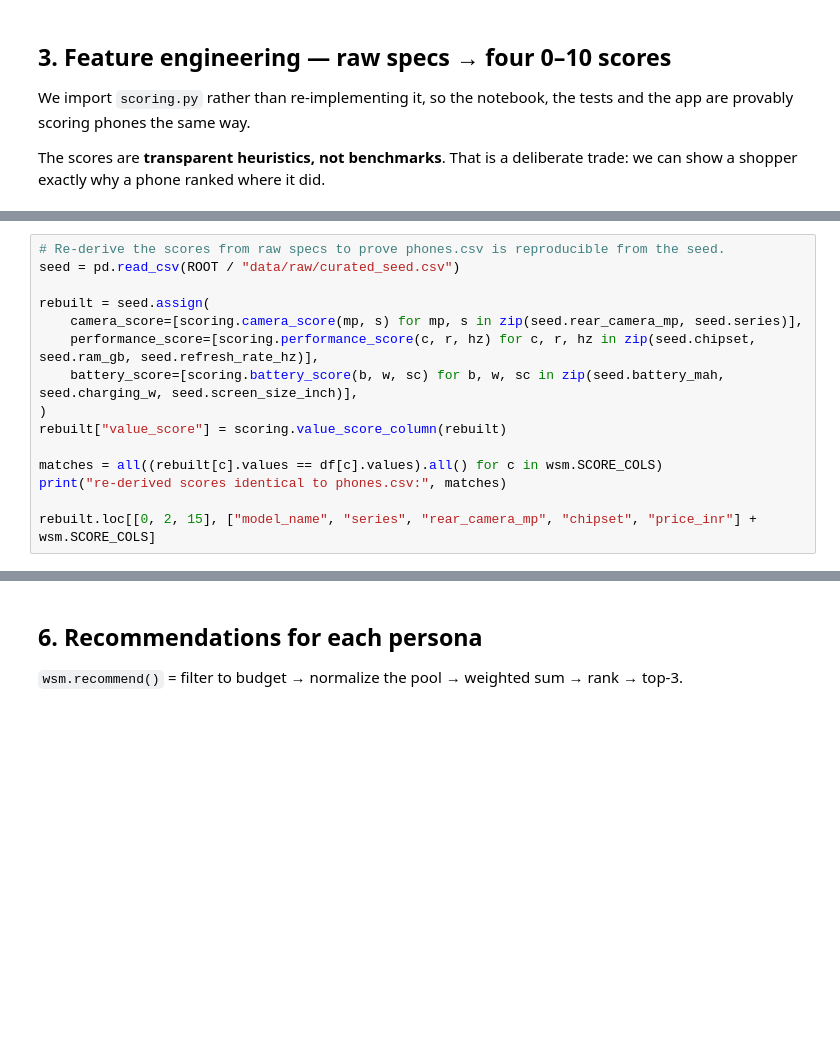
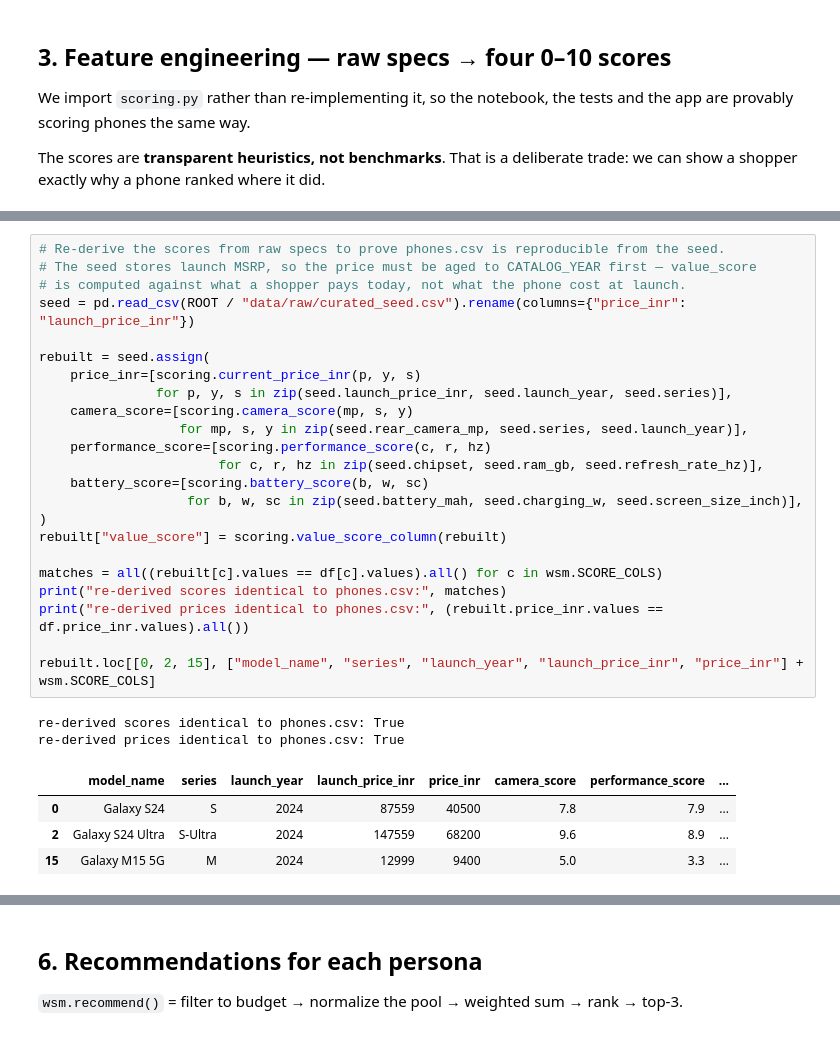
Before and after one commit to Nikhil210206/Galaxy-Pick, a Jupyter notebook: notebooks/pj1_analysis.ipynb, the cells around one changed output, grey strips where cells are left out. Cells and saved outputs as stored; diff of their text form; blank space fills up the shorter version.

Commit message:
feat: port Stitch UI; fix WSM price/score model

```diff
--- a/notebooks/pj1_analysis.ipynb
+++ b/notebooks/pj1_analysis.ipynb
@@ -117,18 +201,33 @@ print(scoring.LOGIC_SUMMARY)
 # %%
 # Re-derive the scores from raw specs to prove phones.csv is reproducible from the seed.
-seed = pd.read_csv(ROOT / "data/raw/curated_seed.csv")
+# The seed stores launch MSRP, so the price must be aged to CATALOG_YEAR first — value_score
+# is computed against what a shopper pays today, not what the phone cost at launch.
+seed = pd.read_csv(ROOT / "data/raw/curated_seed.csv").rename(columns={"price_inr": "launch_price_inr"})
 
 rebuilt = seed.assign(
-    camera_score=[scoring.camera_score(mp, s) for mp, s in zip(seed.rear_camera_mp, seed.series)],
-    performance_score=[scoring.performance_score(c, r, hz) for c, r, hz in zip(seed.chipset, seed.ram_gb, seed.refresh_rate_hz)],
-    battery_score=[scoring.battery_score(b, w, sc) for b, w, sc in zip(seed.battery_mah, seed.charging_w, seed.screen_size_inch)],
+    price_inr=[scoring.current_price_inr(p, y, s)
+               for p, y, s in zip(seed.launch_price_inr, seed.launch_year, seed.series)],
+    camera_score=[scoring.camera_score(mp, s, y)
+                  for mp, s, y in zip(seed.rear_camera_mp, seed.series, seed.launch_year)],
+    performance_score=[scoring.performance_score(c, r, hz)
+                       for c, r, hz in zip(seed.chipset, seed.ram_gb, seed.refresh_rate_hz)],
+    battery_score=[scoring.battery_score(b, w, sc)
+                   for b, w, sc in zip(seed.battery_mah, seed.charging_w, seed.screen_size_inch)],
 )
 rebuilt["value_score"] = scoring.value_score_column(rebuilt)
 
 matches = all((rebuilt[c].values == df[c].values).all() for c in wsm.SCORE_COLS)
 print("re-derived scores identical to phones.csv:", matches)
+print("re-derived prices identical to phones.csv:", (rebuilt.price_inr.values == df.price_inr.values).all())
 
-rebuilt.loc[[0, 2, 15], ["model_name", "series", "rear_camera_mp", "chipset", "price_inr"] + wsm.SCORE_COLS]
+rebuilt.loc[[0, 2, 15], ["model_name", "series", "launch_year", "launch_price_inr", "price_inr"] + wsm.SCORE_COLS]
+# %% [output]
+re-derived scores identical to phones.csv: True
+re-derived prices identical to phones.csv: True
+|  | model_name | series | launch_year | launch_price_inr | price_inr | camera_score | performance_score | ... |
+| 0 | Galaxy S24 | S | 2024 | 87559 | 40500 | 7.8 | 7.9 | ... |
+| 2 | Galaxy S24 Ultra | S-Ultra | 2024 | 147559 | 68200 | 9.6 | 8.9 | ... |
+| 15 | Galaxy M15 5G | M | 2024 | 12999 | 9400 | 5.0 | 3.3 | ... |
 # %%
 # camera_score now separates phones that megapixels alone called identical.
 fifty_mp = df[df.rear_camera_mp == 50]
```
Also changed, not shown: parts of 21 cells of this notebook, 16 other files.
